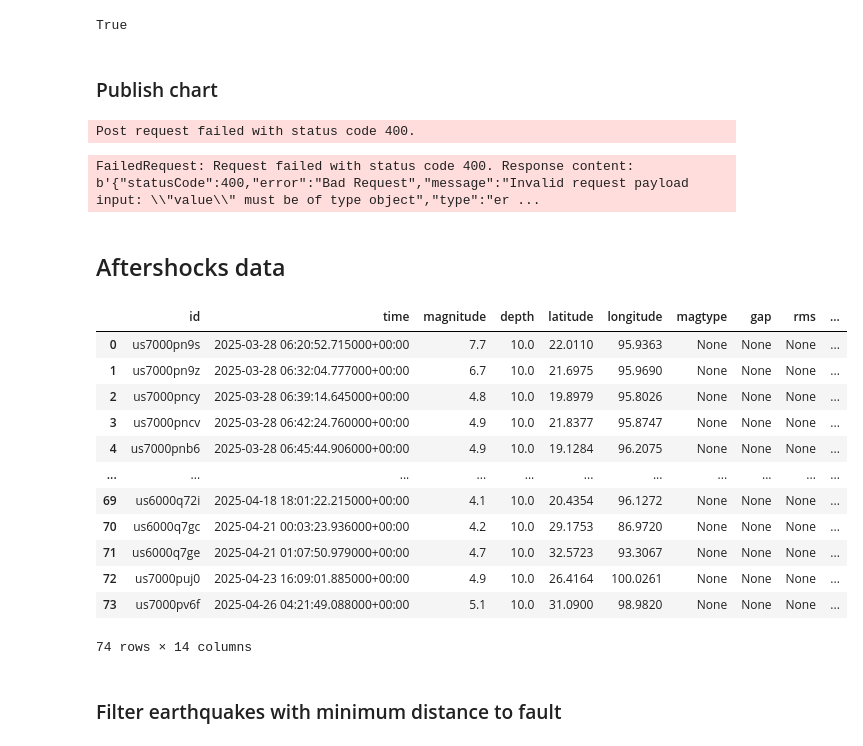
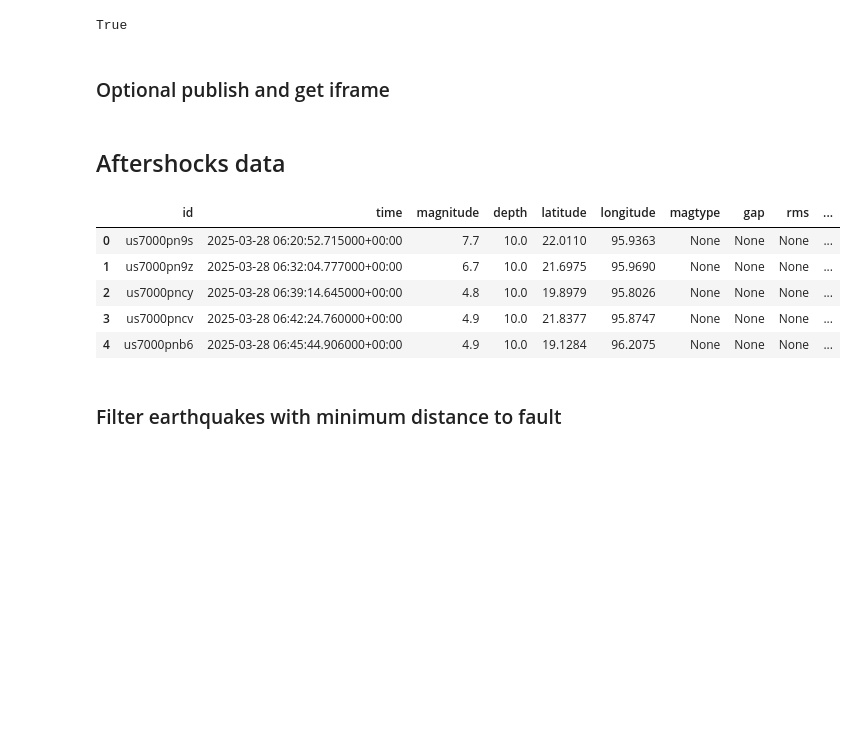
Before and after one commit to olafkoenig/2025_usgs_earthquake_mapping, a Jupyter notebook: usgs_datawrapper.ipynb, the cells around one changed output. Cells and saved outputs as stored; diff of their text form; code cells hidden in the pictures; blank space fills up the shorter version.

```diff
--- a/usgs_datawrapper.ipynb
+++ b/usgs_datawrapper.ipynb
@@ -202,34 +222,24 @@ df_wide = df_wide[cols]
 dw.add_data(dw_exposure_id, df_wide)
 # %% [output]
 True
-# %% [markdown]
-### Publish chart
+# %% [markdown]
+### Optional publish and get iframe
 # %%
-dw.publish_chart(dw_exposure_id)
-
-dw_exposure_iframe = dw.get_iframe_code(dw_exposure_id)
+# dw.publish_chart(dw_exposure_id)
+# dw_exposure_iframe = dw.get_iframe_code(dw_exposure_id)
-# %% [output]
-Post request failed with status code 400.
-FailedRequest: Request failed with status code 400. Response content: b'{"statusCode":400,"error":"Bad Request","message":"Invalid request payload input: \\"value\\" must be of type object","type":"er ...
 # %% [markdown]
 ## Aftershocks data
 # %%
+# Import
 dw_aftershocks = gpd.read_file(f"{input_dir}/aftershock_with_distance.gpkg")
-dw_aftershocks
+dw_aftershocks.head()
 # %% [output]
 |  | id | time | magnitude | depth | latitude | longitude | magtype | gap | rms | ... |
 | 0 | us7000pn9s | 2025-03-28 06:20:52.715000+00:00 | 7.7 | 10.0 | 22.0110 | 95.9363 | None | None | None | ... |
 | 1 | us7000pn9z | 2025-03-28 06:32:04.777000+00:00 | 6.7 | 10.0 | 21.6975 | 95.9690 | None | None | None | ... |
 | 2 | us7000pncy | 2025-03-28 06:39:14.645000+00:00 | 4.8 | 10.0 | 19.8979 | 95.8026 | None | None | None | ... |
 | 3 | us7000pncv | 2025-03-28 06:42:24.760000+00:00 | 4.9 | 10.0 | 21.8377 | 95.8747 | None | None | None | ... |
 | 4 | us7000pnb6 | 2025-03-28 06:45:44.906000+00:00 | 4.9 | 10.0 | 19.1284 | 96.2075 | None | None | None | ... |
-| ... | ... | ... | ... | ... | ... | ... | ... | ... | ... | ... |
-| 69 | us6000q72i | 2025-04-18 18:01:22.215000+00:00 | 4.1 | 10.0 | 20.4354 | 96.1272 | None | None | None | ... |
-| 70 | us6000q7gc | 2025-04-21 00:03:23.936000+00:00 | 4.2 | 10.0 | 29.1753 | 86.9720 | None | None | None | ... |
-| 71 | us6000q7ge | 2025-04-21 01:07:50.979000+00:00 | 4.7 | 10.0 | 32.5723 | 93.3067 | None | None | None | ... |
-| 72 | us7000puj0 | 2025-04-23 16:09:01.885000+00:00 | 4.9 | 10.0 | 26.4164 | 100.0261 | None | None | None | ... |
-| 73 | us7000pv6f | 2025-04-26 04:21:49.088000+00:00 | 5.1 | 10.0 | 31.0900 | 98.9820 | None | None | None | ... |
-74 rows × 14 columns
 # %% [markdown]
 ### Filter earthquakes with minimum distance to fault
 # %%
```
Also changed, not shown: parts of 22 cells of this notebook, 3 other files.
